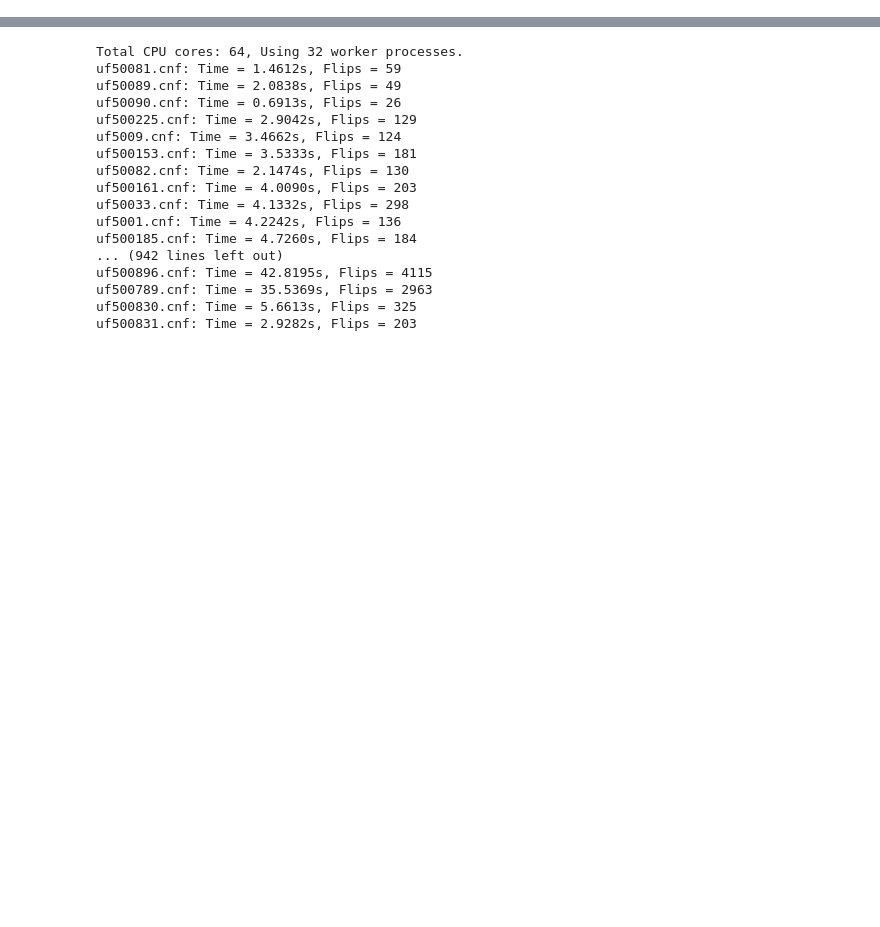
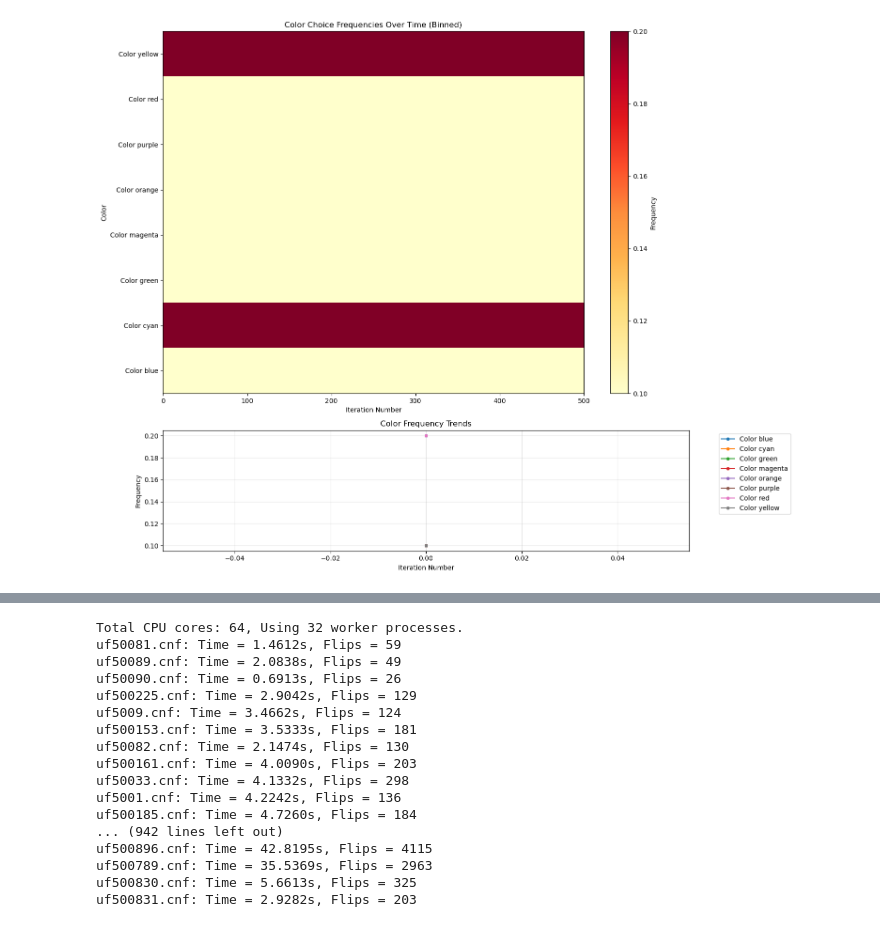
Before and after one commit to danielespo/juniper, a Jupyter notebook: 6dec24bench.ipynb, the cells around one changed output, grey strips where cells are left out. Drawn from its saved outputs; the diff is of its cells as text; code cells hidden in the pictures; blank space fills up the shorter version.

```diff
--- a/6dec24bench.ipynb
+++ b/6dec24bench.ipynb
@@ -312,0 +487,96 @@ plt.show()
+# %%
+import matplotlib.pyplot as plt
+import numpy as np
+from collections import Counter
+
+def bin_color_data(colors, n_iterations, bin_size=500):
+    """
+    Bin the color choices and calculate frequencies within each bin
+    """
+    # Create iteration indices
+    iterations = np.arange(len(colors))
+    bins = np.arange(0, n_iterations + bin_size, bin_size)
+    binned_data = {}
+
+    for bin_start in bins[:-1]:
+        bin_end = bin_start + bin_size
+        mask = (iterations >= bin_start) & (iterations < bin_end)
+        bin_colors = [c for i, c in enumerate(colors) if mask[i]]
+
+        if bin_colors:  # Only process non-empty bins
+            color_counts = Counter(bin_colors)
+            total = len(bin_colors)
+            frequencies = {color: count/total for color, count in color_counts.items()}
+            binned_data[bin_start] = frequencies
+
+    return binned_data
+
+def create_heatmap(binned_data, unique_colors):
+    """
+    Create a heatmap visualization of color frequencies over time
+    """
+    fig, (ax1, ax2) = plt.subplots(2, 1, figsize=(15, 12), height_ratios=[3, 1])
+
+    # Prepare data for heatmap
+    bin_starts = sorted(binned_data.keys())
+    color_matrix = np.zeros((len(unique_colors), len(bin_starts)))
+
+    for i, bin_start in enumerate(bin_starts):
+        for j, color in enumerate(unique_colors):
+            color_matrix[j, i] = binned_data[bin_start].get(color, 0)
+
+    # Create heatmap
+    im = ax1.imshow(color_matrix, aspect='auto', cmap='YlOrRd',
+                    extent=[min(bin_starts), max(bin_starts)+500, -0.5, len(unique_colors)-0.5])
+
+    # Add colorbar
+    plt.colorbar(im, ax=ax1, label='Frequency')
+
+    # Configure main plot
+    ax1.set_title('Color Choice Frequencies Over Time (Binned)')
+    ax1.set_xlabel('Iteration Number')
+    ax1.set_ylabel('Color')
+    ax1.set_yticks(range(len(unique_colors)))
+    ax1.set_yticklabels([f'Color {c}' for c in unique_colors])
+
+    # Add trend lines
+    for i, color in enumerate(unique_colors):
+        frequencies = [binned_data[bin_start].get(color, 0) for bin_start in bin_starts]
+        ax2.plot(bin_starts, frequencies, label=f'Color {color}', marker='o', markersize=4)
+
+    # Configure trend plot
+    ax2.set_xlabel('Iteration Number')
+    ax2.set_ylabel('Frequency')
+    ax2.set_title('Color Frequency Trends')
+    ax2.grid(True, alpha=0.3)
+    ax2.legend(bbox_to_anchor=(1.05, 1), loc='upper left')
+
+    plt.tight_layout()
+    return fig
+
+def analyze_color_patterns(color_order, bin_size=500):
+    """
+    Main function to analyze and visualize color patterns
+    """
+    # Extract colors from the data
+    colors = [entry["color"] for entry in color_order]
+    n_iterations = len(colors)
+
+    unique_colors = sorted(set(colors))
+    binned_data = bin_color_data(colors, n_iterations, bin_size)
+
+    # Create visualization
+    fig = create_heatmap(binned_data, unique_colors)
+
+    # Calculate some statistics
+    total_counts = Counter(colors)
+    most_common = total_counts.most_common(1)[0]
+    print(f"\nAnalysis Summary:")
+    print(f"Most common color: Color {most_common[0]} ({most_common[1]} occurrences)")
+    print(f"Number of unique colors: {len(unique_colors)}")
+
+    return fig
+
+# Example usage:
+analyze_color_patterns(color_order, bin_size=500)
+# %% [output]
@@ -312,0 +586 @@ plt.show()
+[figure, added]
```
Also changed, not shown: parts of 5 cells of this notebook.
